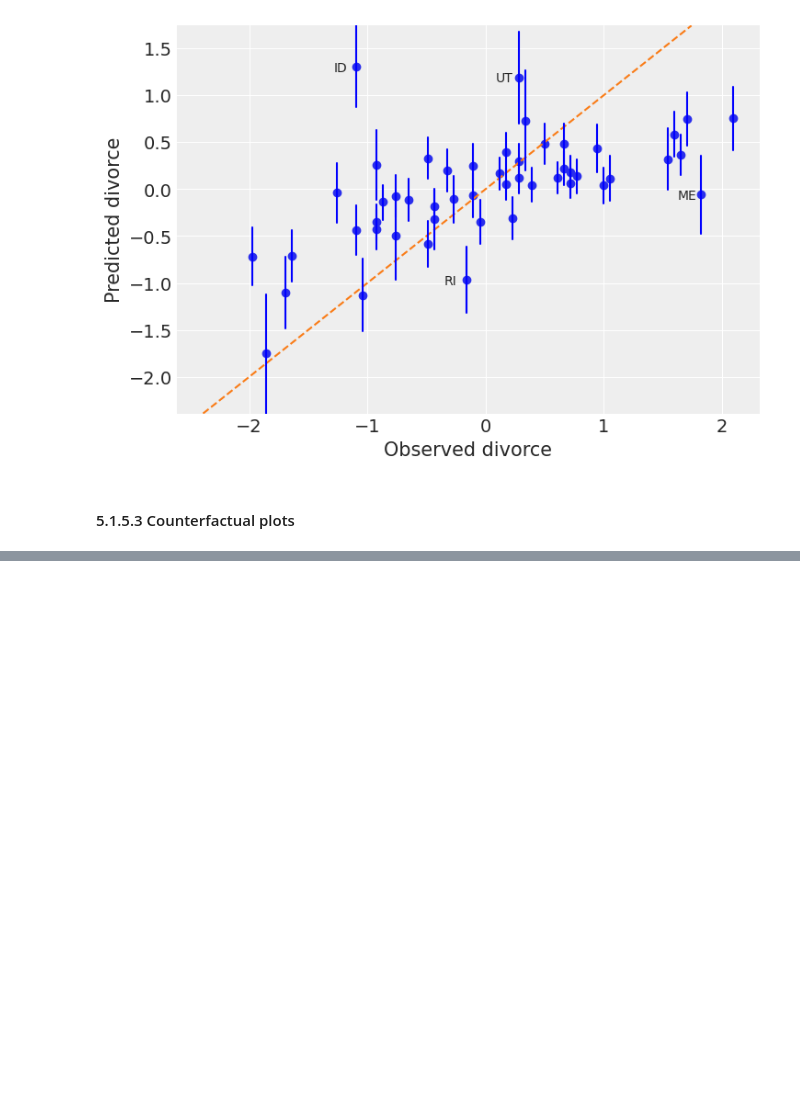
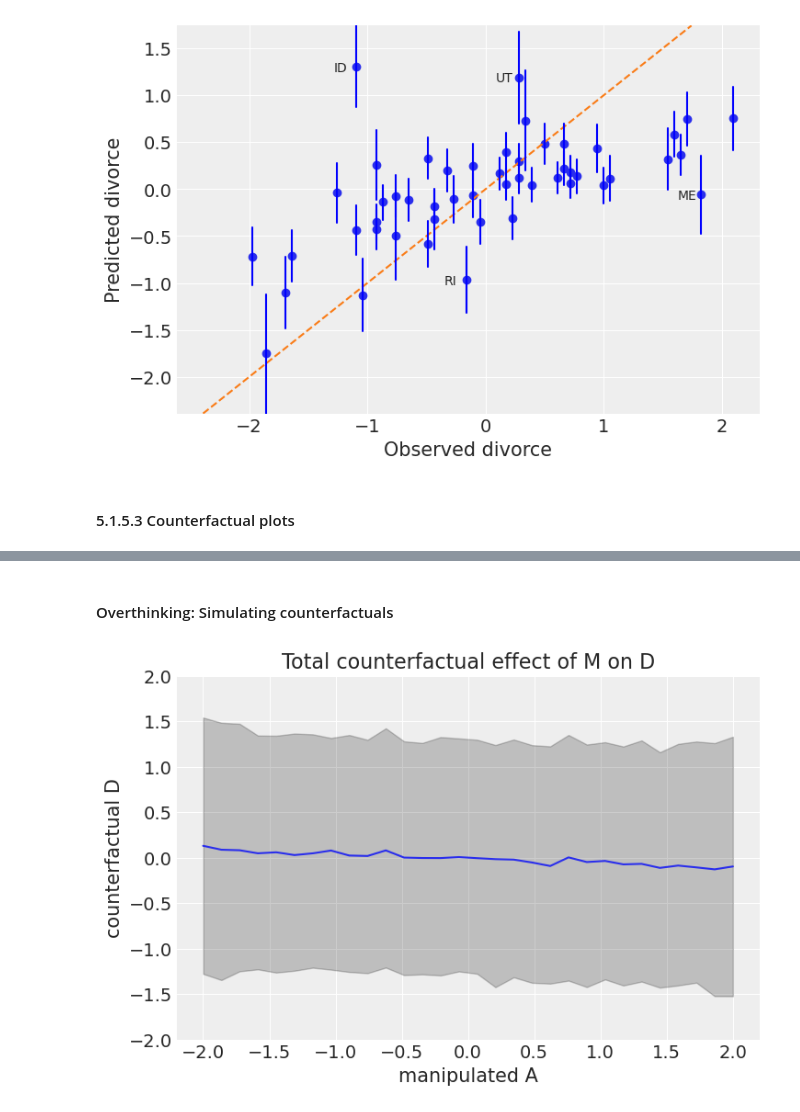
Before and after one commit to krademaker/Pyro, a Jupyter notebook: learning_numpyro/notebooks/SR_ch_5_numpyro.ipynb, the cells around one changed output, grey strips where cells are left out. Cells and saved outputs as stored; diff of their text form; code cells hidden in the pictures; blank space fills up the shorter version.

```diff
--- a/learning_numpyro/notebooks/SR_ch_5_numpyro.ipynb
+++ b/learning_numpyro/notebooks/SR_ch_5_numpyro.ipynb
@@ -554,0 +678,20 @@ fig
+# %% [markdown]
+#### Overthinking: Simulating counterfactuals
+# %%
+# 5.24
+sim_dat = dict(M=jnp.linspace(-2,2,num=30),
+               A=0)
+s = Predictive(m5_3_A.model, post)(random.PRNGKey(2), **sim_dat)['D']
+
+plt.plot(sim_dat["M"], jnp.mean(s, 0))
+plt.gca().set(ylim=(-2, 2), xlabel="manipulated A", ylabel="counterfactual D")
+plt.fill_between(
+    sim_dat["M"],
+    *jnp.percentile(s, q=jnp.array([5.5, 94.5]), axis=0),
+    color="k",
+    alpha=0.2
+)
+plt.title("Total counterfactual effect of M on D")
+plt.show()
+# %% [output]
+[figure, added]
```
Also changed, not shown: parts of 57 cells of this notebook.
